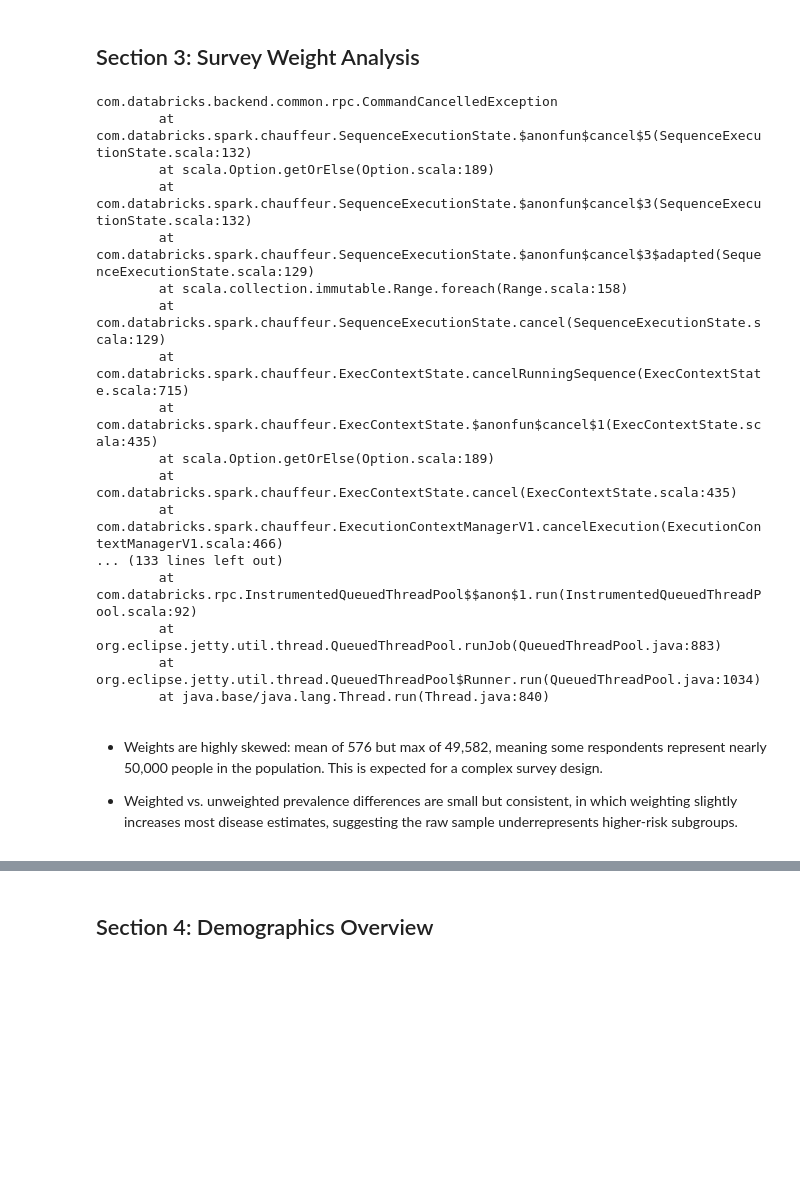
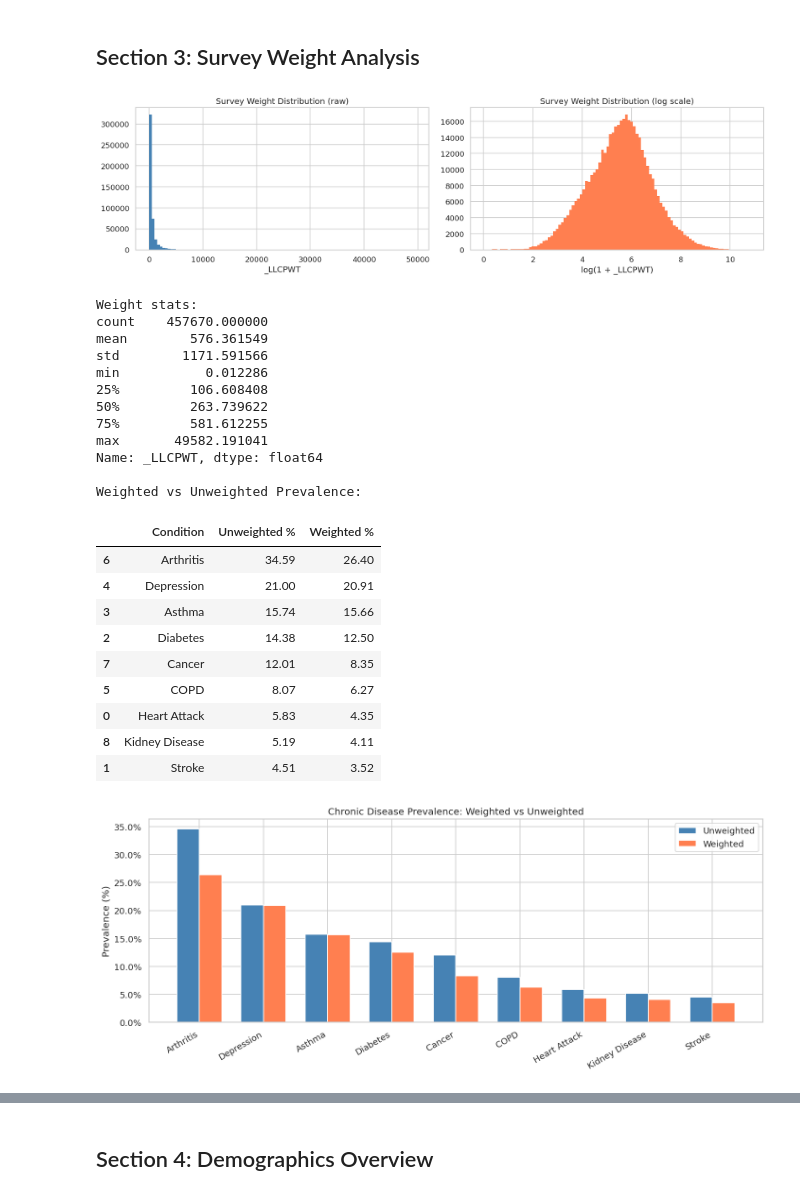
Before and after one commit to kwang101-cb/DataEngineering_Final, a Jupyter notebook: notebooks/1_Kelly_EDA.ipynb, the cells around one changed output, grey strips where cells are left out. Saved outputs shown, nothing was run; the diff lists cells and outputs as text; code cells hidden in the pictures; blank space fills up the shorter version.

```diff
--- a/notebooks/1_Kelly_EDA.ipynb
+++ b/notebooks/1_Kelly_EDA.ipynb
@@ -711,71 +245,69 @@ CHECKUP1     0.000437
 # %% [markdown]
 ## Section 3: Survey Weight Analysis
 # %%
-# 3a. Weight distribution
+# ── 3a. Weight distribution ───────────────────────────────────
 fig, axes = plt.subplots(1, 2, figsize=(14, 4))
-raw[WEIGHT_COL].hist(bins=100, ax=axes[0], color='steelblue', edgecolor='none')
+df[WEIGHT_COL].hist(bins=100, ax=axes[0], color='steelblue', edgecolor='none')
 axes[0].set_title("Survey Weight Distribution (raw)")
 axes[0].set_xlabel("_LLCPWT")
-np.log1p(raw[WEIGHT_COL]).hist(bins=100, ax=axes[1], color='coral', edgecolor='none')
+np.log1p(df[WEIGHT_COL]).hist(bins=100, ax=axes[1], color='coral', edgecolor='none')
 axes[1].set_title("Survey Weight Distribution (log scale)")
 axes[1].set_xlabel("log(1 + _LLCPWT)")
 plt.tight_layout()
 plt.show()
 
-print(f"\nWeight stats:\n{raw[WEIGHT_COL].describe()}")
+print(f"\nWeight stats:\n{df[WEIGHT_COL].describe()}")
 
-# 3b. Weighted vs unweighted outcome prevalence
+# ── 3b. Weighted vs unweighted outcome prevalence ─────────────
 def weighted_prevalence(series, weights, yes_val=1.0):
     mask = series.notna() & weights.notna()
-    s = series[mask].astype(float)
-    w = weights[mask]
-    yes_mask = (s == yes_val)
-    return (w[yes_mask].sum() / w.sum()) * 100
+    s, w = series[mask].astype(float), weights[mask]
+    return (w[s == yes_val].sum() / w.sum()) * 100
 
 records = []
 for col, label in OUTCOME_LABELS.items():
-    if col not in raw.columns:
-        continue
-    uw = (raw[col].astype(float) == YES_CODE).mean() * 100
-    wt = weighted_prevalence(raw[col], raw[WEIGHT_COL])
+    uw = (df[col].astype(float) == YES_CODE).mean() * 100
+    wt = weighted_prevalence(df[col], df[WEIGHT_COL])
     records.append({'Condition': label, 'Unweighted %': round(uw, 2), 'Weighted %': round(wt, 2)})
 
 prev_df = pd.DataFrame(records).sort_values('Weighted %', ascending=False)
 print("\nWeighted vs Unweighted Prevalence:")
 display(prev_df)
 
 fig, ax = plt.subplots(figsize=(12, 5))
-x = np.arange(len(prev_df))
-w = 0.35
+x, w = np.arange(len(prev_df)), 0.35
 ax.bar(x - w/2, prev_df['Unweighted %'], w, label='Unweighted', color='steelblue')
 ax.bar(x + w/2, prev_df['Weighted %'],   w, label='Weighted',   color='coral')
 ax.set_xticks(x)
 ax.set_xticklabels(prev_df['Condition'], rotation=30, ha='right')
 ax.set_ylabel("Prevalence (%)")
 ax.set_title("Chronic Disease Prevalence: Weighted vs Unweighted")
 ax.legend()
 ax.yaxis.set_major_formatter(mtick.PercentFormatter())
 plt.tight_layout()
 plt.show()
 # %% [output]
+[figure, added]
-com.databricks.backend.common.rpc.CommandCancelledException
-        at com.databricks.spark.chauffeur.SequenceExecutionState.$anonfun$cancel$5(SequenceExecutionState.scala:132)
-        at scala.Option.getOrElse(Option.scala:189)
-        at com.databricks.spark.chauffeur.SequenceExecutionState.$anonfun$cancel$3(SequenceExecutionState.scala:132)
-        at com.databricks.spark.chauffeur.SequenceExecutionState.$anonfun$cancel$3$adapted(SequenceExecutionState.scala:129)
-        at scala.collection.immutable.Range.foreach(Range.scala:158)
-        at com.databricks.spark.chauffeur.SequenceExecutionState.cancel(SequenceExecutionState.scala:129)
-        at com.databricks.spark.chauffeur.ExecContextState.cancelRunningSequence(ExecContextState.scala:715)
-        at com.databricks.spark.chauffeur.ExecContextState.$anonfun$cancel$1(ExecContextState.scala:435)
-        at scala.Option.getOrElse(Option.scala:189)
-        at com.databricks.spark.chauffeur.ExecContextState.cancel(ExecContextState.scala:435)
-        at com.databricks.spark.chauffeur.ExecutionContextManagerV1.cancelExecution(ExecutionContextManagerV1.scala:466)
-... (133 lines left out)
-        at com.databricks.rpc.InstrumentedQueuedThreadPool$$anon$1.run(InstrumentedQueuedThreadPool.scala:92)
-        at org.eclipse.jetty.util.thread.QueuedThreadPool.runJob(QueuedThreadPool.java:883)
-        at org.eclipse.jetty.util.thread.QueuedThreadPool$Runner.run(QueuedThreadPool.java:1034)
-        at java.base/java.lang.Thread.run(Thread.java:840)
+Weight stats:
+count    457670.000000
+mean        576.361549
+std        1171.591566
+min           0.012286
+25%         106.608408
+50%         263.739622
+75%         581.612255
+max       49582.191041
+Name: _LLCPWT, dtype: float64
+
+Weighted vs Unweighted Prevalence:
+|  | Condition | Unweighted % | Weighted % |
+| 6 | Arthritis | 34.59 | 26.40 |
+| 4 | Depression | 21.00 | 20.91 |
+| 3 | Asthma | 15.74 | 15.66 |
+| 2 | Diabetes | 14.38 | 12.50 |
+| 7 | Cancer | 12.01 | 8.35 |
+| 5 | COPD | 8.07 | 6.27 |
+| 0 | Heart Attack | 5.83 | 4.35 |
+| 8 | Kidney Disease | 5.19 | 4.11 |
+| 1 | Stroke | 4.51 | 3.52 |
+[figure, added]
-# %% [markdown]
-* Weights are highly skewed: mean of 576 but max of 49,582, meaning some respondents represent nearly 50,000 people in the population. This is expected for a complex survey design.
-
-* Weighted vs. unweighted prevalence differences are small but consistent, in which weighting slightly increases most disease estimates, suggesting the raw sample underrepresents higher-risk subgroups.
```
Also changed, not shown: parts of 50 cells of this notebook, 1 other file.
